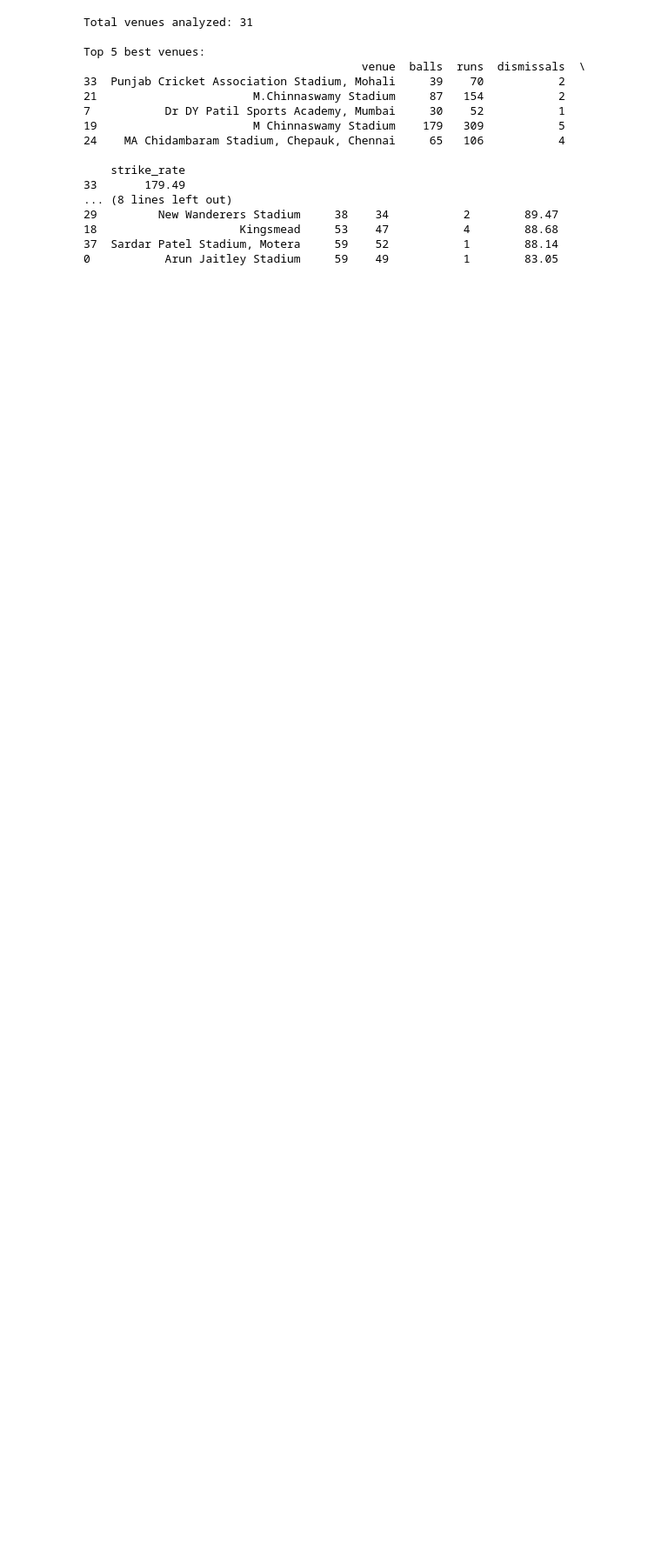
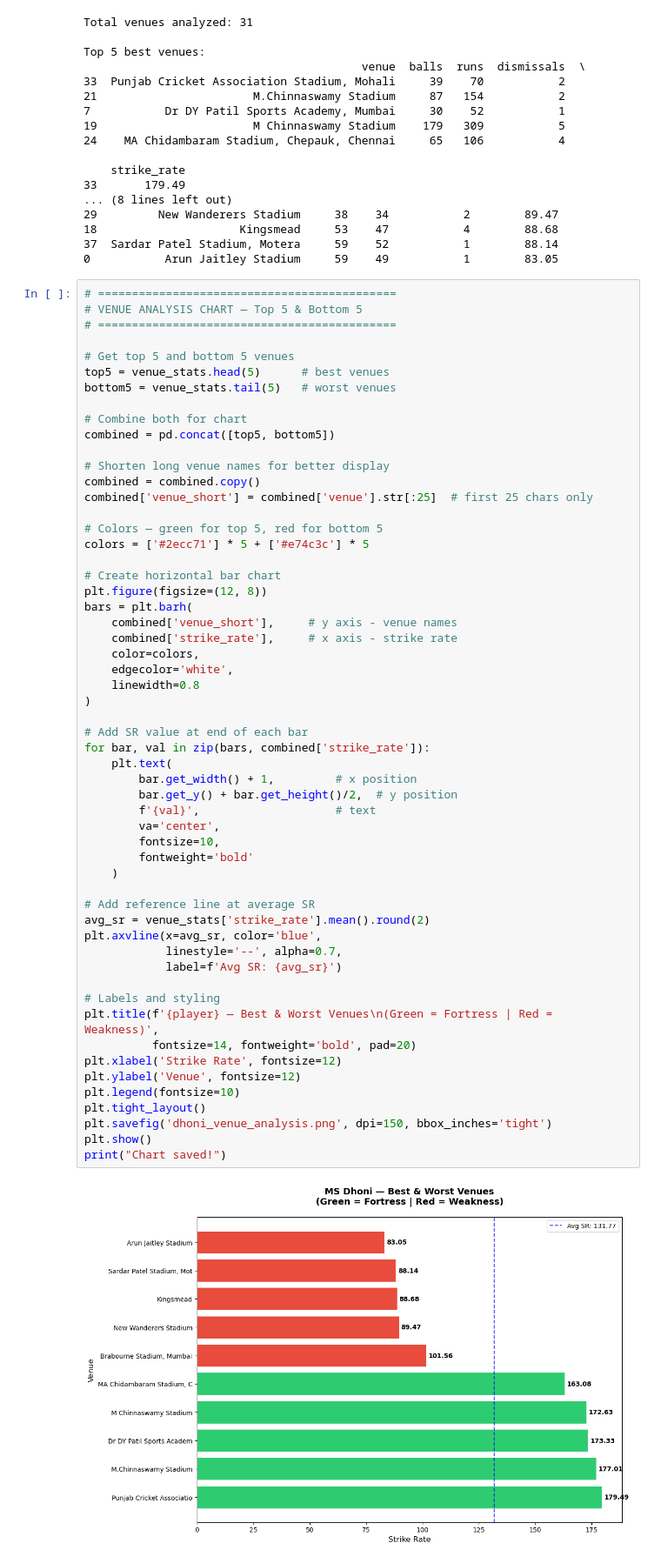
Before and after one commit to mishrashashikamal/ipl-coaching-dashboard, a Jupyter notebook: 01_data_exploration.ipynb, the cells around one changed output. Shown at 87% size. Cells and saved outputs as stored; diff of their text form; blank space fills up the shorter version.

```diff
--- a/01_data_exploration.ipynb
+++ b/01_data_exploration.ipynb
@@ -665,3 +665,61 @@ Top 5 best venues:
 18                     Kingsmead     53    47           4        88.68
 37  Sardar Patel Stadium, Motera     59    52           1        88.14
 0           Arun Jaitley Stadium     59    49           1        83.05
+# %%
+# ============================================
+# VENUE ANALYSIS CHART — Top 5 & Bottom 5
+# ============================================
+
+# Get top 5 and bottom 5 venues
+top5 = venue_stats.head(5)      # best venues
+bottom5 = venue_stats.tail(5)   # worst venues
+
+# Combine both for chart
+combined = pd.concat([top5, bottom5])
+
+# Shorten long venue names for better display
+combined = combined.copy()
+combined['venue_short'] = combined['venue'].str[:25]  # first 25 chars only
+
+# Colors — green for top 5, red for bottom 5
+colors = ['#2ecc71'] * 5 + ['#e74c3c'] * 5
+
+# Create horizontal bar chart
+plt.figure(figsize=(12, 8))
+bars = plt.barh(
+    combined['venue_short'],     # y axis - venue names
+    combined['strike_rate'],     # x axis - strike rate
+    color=colors,
+    edgecolor='white',
+    linewidth=0.8
+)
+
+# Add SR value at end of each bar
+for bar, val in zip(bars, combined['strike_rate']):
+    plt.text(
+        bar.get_width() + 1,         # x position
+        bar.get_y() + bar.get_height()/2,  # y position
+        f'{val}',                    # text
+        va='center',
+        fontsize=10,
+        fontweight='bold'
+    )
+
+# Add reference line at average SR
+avg_sr = venue_stats['strike_rate'].mean().round(2)
+plt.axvline(x=avg_sr, color='blue',
+            linestyle='--', alpha=0.7,
+            label=f'Avg SR: {avg_sr}')
+
+# Labels and styling
+plt.title(f'{player} — Best & Worst Venues\n(Green = Fortress | Red = Weakness)',
+          fontsize=14, fontweight='bold', pad=20)
+plt.xlabel('Strike Rate', fontsize=12)
+plt.ylabel('Venue', fontsize=12)
+plt.legend(fontsize=10)
+plt.tight_layout()
+plt.savefig('dhoni_venue_analysis.png', dpi=150, bbox_inches='tight')
+plt.show()
+print("Chart saved!")
+# %% [output]
+[figure, added]
```
Also changed, not shown: parts of 2 cells of this notebook, 2 other files.
